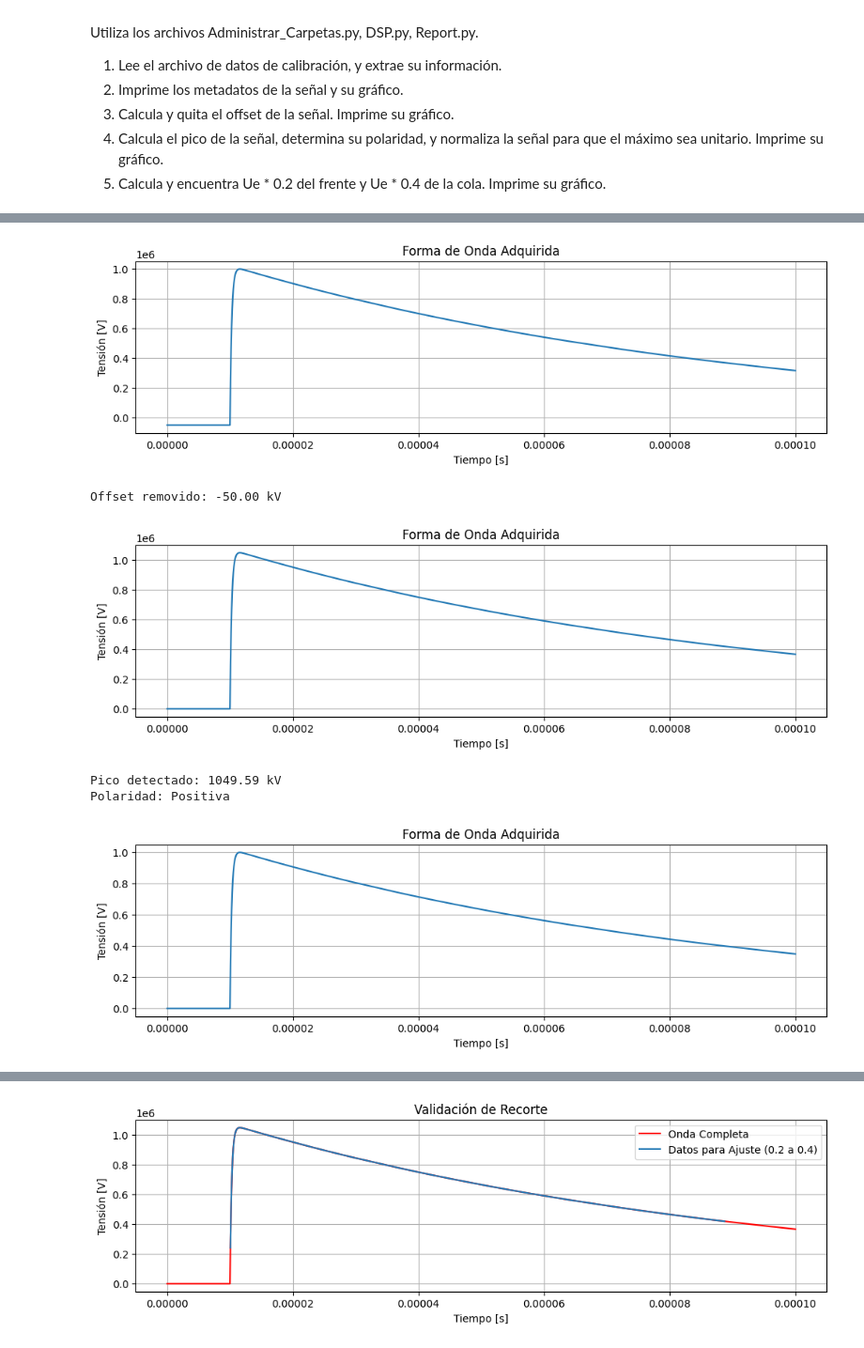
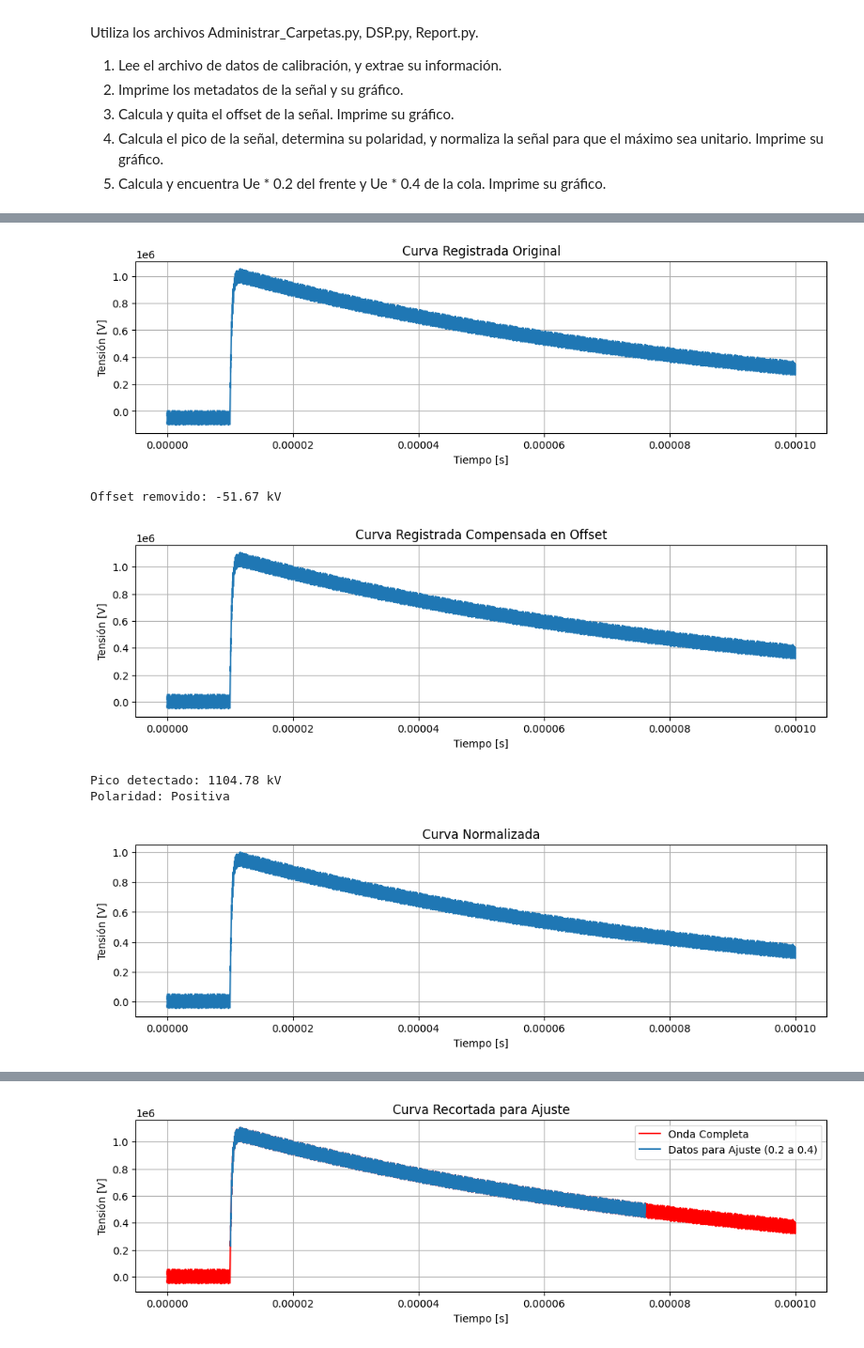
Before and after one commit to DamianTardon/Repositorio_PI, a Jupyter notebook: src/Tester.ipynb, the cells around one changed output, grey strips where cells are left out. Shown at 94% size. Saved outputs shown, nothing was run; the diff lists cells and outputs as text; code cells hidden in the pictures.

Commit message:
Módulo dsp: análisis de onda de impulso completo, finalizado con exito. Falta desarrollar test de pruebas unitarias y validación de resultados para múltiples ondas.

```diff
--- a/src/Tester.ipynb
+++ b/src/Tester.ipynb
@@ -116,34 +116,36 @@ Utiliza los archivos Administrar_Carpetas.py, DSP.py, Report.py.
 from pathlib import Path
 import matplotlib.pyplot as plt
 from Administrar_Carpetas import *
-from DSP import *
+from dsp import *
 from Report import *
 
 if __name__ == "__main__":
     gestor = FileManager()
-    calibration_file = Path.cwd() / "ArchivosCalibracion" / "LI-A1.txt"
+    calibration_file = Path.cwd() / "ArchivosCalibracion" / "LI-A1-noise5%.txt"
 
     try:
         metadata, signal = gestor.read_calibration_file(calibration_file)
         print_information(metadata, signal)
-        plot_waveform(signal, metadata['rate'])
     except FileNotFoundError:
         print(f"Error: No se encontró el archivo '{calibration_file}'")
     except Exception as e:
         print(f"Error al procesar el archivo: {e}")
 
-    # Paso 1: Quitar Offset
+    # Paso 0: Dibujar onda original.
     analyzer = LightningImpulseAnalyzer(signal, metadata['rate'])
+    plot_recorded_curve(analyzer.time_axis, signal)
+
+    # Paso 1: Obtener la curva registrada compensada en offset.
     offset = analyzer.remove_offset()
     print(f"Offset removido: {offset/1000:.2f} kV")
-    plot_waveform(analyzer.zeroed_voltage, metadata['rate'])
+    plot_offset_compensated_curve(analyzer.time_axis, analyzer.zeroed_voltage)
 
-    # Paso 2: Normalizar y detectar pico
+    # Paso 2: Normalizar y detectar pico.
     peak, polarity = analyzer.normalize_waveform()
     print(f"Pico detectado: {peak/1000:.2f} kV")
     print(f"Polaridad: {polarity}")
     # Graficar la señal normalizada
-    plot_waveform(analyzer.norm_voltage, metadata['rate'])
+    plot_normalized_curve(analyzer.time_axis, analyzer.norm_voltage)
 
     # Paso 3: Recortar la señal entre 20 % del frente y 40 % de la cola.
     try:
@@ -153,24 +155,41 @@ if __name__ == "__main__":
     except ValueError as e:
         print(e)
 
-    """
     # Paso 4: Ajuste de la señal recortada con función de doble exponencial.
     try:
-        popt, pcov = analyzer.fit_double_exponential()
-        print("Parámetros ajustados de la doble exponencial:")
-        print(f"A = {popt[0]:.4f}, tau1 = {popt[1]:.6f} s, tau2 = {popt[2]:.6f} s, td = {popt[3]:.6f} s")
+        analyzer.fit_base_curve()
+        # Graficar la curva de ajuste encontrada junto con los datos recortados.
+        plot_fitting_signal(analyzer.fit_time, analyzer.fit_voltage, analyzer.fitted_curve)
+    except Exception as e:
+        print(f"Error al ajustar la curva base: {e}")
 
-        # Graficar el ajuste
-        v_fit_adjusted = analyzer.double_exponential(t_fit, *popt)
+    # Paso 5: Obtener la curva base.
+    base_curve, Ub = analyzer.construct_base_curve()
+    print(f"Máximo de tensión de la curva base (Ub): {Ub/1000:.2f} kV")
+    plot_base_curve(analyzer.time_axis, analyzer.raw_voltage, base_curve)
 
-        plt.figure(figsize=(12, 3))
-        plt.plot(t_fit, v_fit, 'b.', label='Datos para Ajuste')
-        plt.plot(t_fit, v_fit_adjusted, 'r-', label='Ajuste Doble Exponencial')
-        plt.title("Ajuste de Doble Exponencial")
-        plt.xlabel("Tiempo [s]")
-        plt.ylabel("Tensión [V]")
-        plt.legend()
-        plt.grid(True)
-        plt.show()
-    """
+    # Paso 6: Calcular la curva residual.
+    residual_curve = analyzer.calculate_residual_curve()
+    plot_residual_curve(analyzer.time_axis, residual_curve)
+
+    # Paso 7: Filtrar la curva residual.
+    filtered_residual = analyzer.filter_to_residual()
+    plot_filtered_residual_curve(analyzer.time_axis, filtered_residual)
+
+    # Paso 8: Calcular la curva de tensión de ensayo Ut(t) y su valor máximo Ut.
+    test_voltage_curve = analyzer.construct_test_voltage_curve()
+    Ut = analyzer.Ut
+    print(f"Valor máximo de la tensión de ensayo (Ut): {Ut/1000:.2f} kV")
+    plot_test_voltage_curve(analyzer.time_axis, test_voltage_curve)
+
+    # Paso 9: Calcular los parámetros característicos de la onda de impulso.
+    parameters = analyzer.calculate_parameters()
+    print("Parámetros característicos de la onda de impulso:")
+    print(f"Ut = {parameters['Ut']/1e3:.2f} kV")
+    print(f"T1 = {parameters['T1']*1e6:.2f} µs")
+    print(f"T2 = {parameters['T2']*1e6:.2f} µs")
+    print(f"O1 = {parameters['O1']*1e6:.2f} µs")
+    print(f"Beta' = {parameters['Beta_prime']:.2f} %")
+    print(f"Ue = {parameters['Ue']/1e3:.2f} kV")
+    print(f"Ub = {parameters['Ub']/1e3:.2f} kV")
 # %% [output]
@@ -180,16 +199,16 @@ Verificado: c:\Users\Demian\Documents\RepositorioGit\PI\src\Nro_Item\03 Resultad
 Versión de TDG: IEC 61083-2 TDG Version 2.1.0
 Versión de archivo de datos: Data File Version  2.1.0
 Nombre de onda: 01 LI-A1
 Resolución de datos: 16 bits
 Cantidad de muestras: 10000
 Intervalo de muestreo: 10ns
 Tasa de muestreo: 1e-08
 Datos de la onda:
 
 Total de puntos extraídos: 10000
-[figure, old version]
+[figure, new version]
-Offset removido: -50.00 kV
+Offset removido: -51.67 kV
-[figure, old version]
+[figure, new version]
-Pico detectado: 1049.59 kV
+Pico detectado: 1104.78 kV
 Polaridad: Positiva
-[figure, old version]
+[figure, new version]
@@ -200 +219 @@ Muestras seleccionadas para ajuste = 7866.
-[figure, old version]
+[figure, new version]
```
Also changed, not shown: parts of 2 cells of this notebook, 7 other files.
